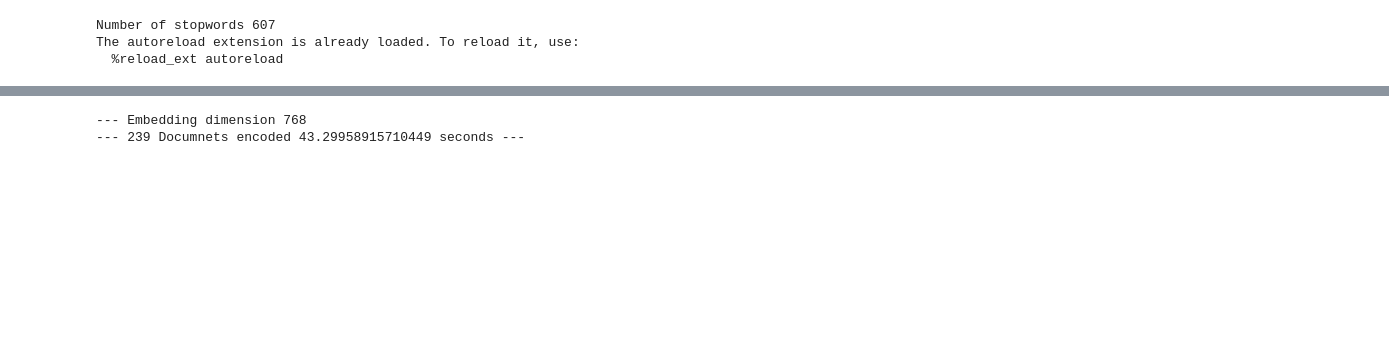
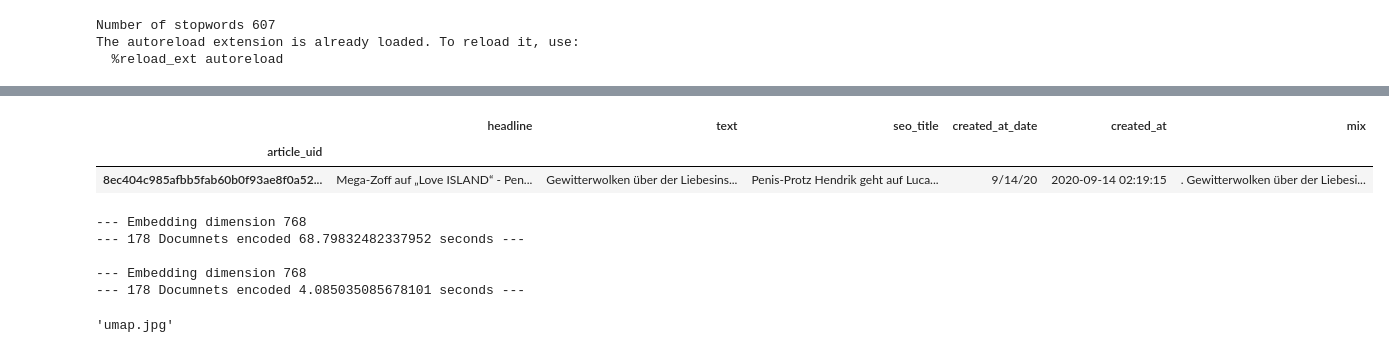
Before and after one commit to spring-media/ci-topic-thunder, a Jupyter notebook: notebooks/FISH.ipynb, the cells around one changed output, grey strips where cells are left out. Saved outputs shown, nothing was run; the diff lists cells and outputs as text; code cells hidden in the pictures; blank space fills up the shorter version.

```diff
--- a/notebooks/FISH.ipynb
+++ b/notebooks/FISH.ipynb
@@ -80,7 +68,0 @@ X.tail(1)
-# %%
-model = models.Transformer( 'T-Systems-onsite/bert-german-dbmdz-uncased-sentence-stsb',max_seq_length=225)
-embeddings = modeling.get_sentence_embeddings(pdf,model,False)
-#embeddings[0]
-# %% [output]
---- Embedding dimension 768
---- 239 Documnets encoded 43.29958915710449 seconds ---
@@ -88,0 +69,38 @@ mlflow.set_experiment("basic-eval-FISH")
+# %%
+df = X[X.labels !=  44].copy() # REMOVE GOSSIP
+df['mix'] =  df['seo_title'].apply(lambda x: utils.remove_seo_title_marker(x,True)) +". "+ df["text"]
+#pdf_mix = utils.preprocess_text(X,col="mix")
+#pdf_mix = X["mix"].values
+#print([ x for x in X["mix"].values if type(x) != str])
+#X = X.join(labeled,how='inner')
+#X.drop_duplicates(subset='headline',inplace=True)
+pdf = utils.preprocess_articles_for_bert(df,"mix",lower=True)
+pdf_ = utils.preprocess_articles_for_bert(df,"headline",lower=False)
+
+y = df.labels
+df.drop("labels",axis="columns",inplace=True)
+df.tail(1)
+# %% [output]
+|  | headline | text | seo_title | created_at_date | created_at | mix |
+| article_uid |  |  |  |  |  |  |
+| 8ec404c985afbb5fab60b0f93ae8f0a52... | Mega-Zoff auf „Love ISLAND“ - Pen... | Gewitterwolken über der Liebesins... | Penis-Protz Hendrik geht auf Luca... | 9/14/20 | 2020-09-14 02:19:15 | . Gewitterwolken über der Liebesi... |
+# %%
+#wiki_embeddings = modeling.get_sentence_embeddings(pdf,SentenceTransformer("bert-base-wikipedia-sections-mean-tokens"),False)
+
+embeddings = modeling.get_sentence_embeddings(pdf,models.Transformer( 'T-Systems-onsite/bert-german-dbmdz-uncased-sentence-stsb',max_seq_length=512),False)
+headline_embeddings = modeling.get_sentence_embeddings(pdf_,models.Transformer( 'T-Systems-onsite/bert-german-dbmdz-uncased-sentence-stsb',max_seq_length=128),False)
+
+#embeddings_v2 = modeling.get_sentence_embeddings(pdf_,models.Transformer( 'T-Systems-onsite/german-roberta-sentence-transformer-v2',max_seq_length=300),False)
+#embeddings_v3 = modeling.get_sentence_embeddings(pdf_,models.Transformer( 'T-Systems-onsite/cross-en-de-roberta-sentence-transformer',max_seq_length=300),False)
+#embeddings_300 = modeling.get_sentence_embeddings(pdf,models.Transformer( 'T-Systems-onsite/bert-german-dbmdz-uncased-sentence-stsb',max_seq_length=300),False)
+#embeddings_400 = modeling.get_sentence_embeddings(pdf,models.Transformer( 'T-Systems-onsite/bert-german-dbmdz-uncased-sentence-stsb',max_seq_length=400),False)
+# %% [output]
+--- Embedding dimension 768
+--- 178 Documnets encoded 68.79832482337952 seconds ---
+
+--- Embedding dimension 768
+--- 178 Documnets encoded 4.085035085678101 seconds ---
+# %%
+os.path.basename("../models/bert-german-dbmdz-uncased-sentence-stsb/umap.jpg")
+# %% [output]
+'umap.jpg'
```
Also changed, not shown: parts of 19 cells of this notebook, 10 other files.
